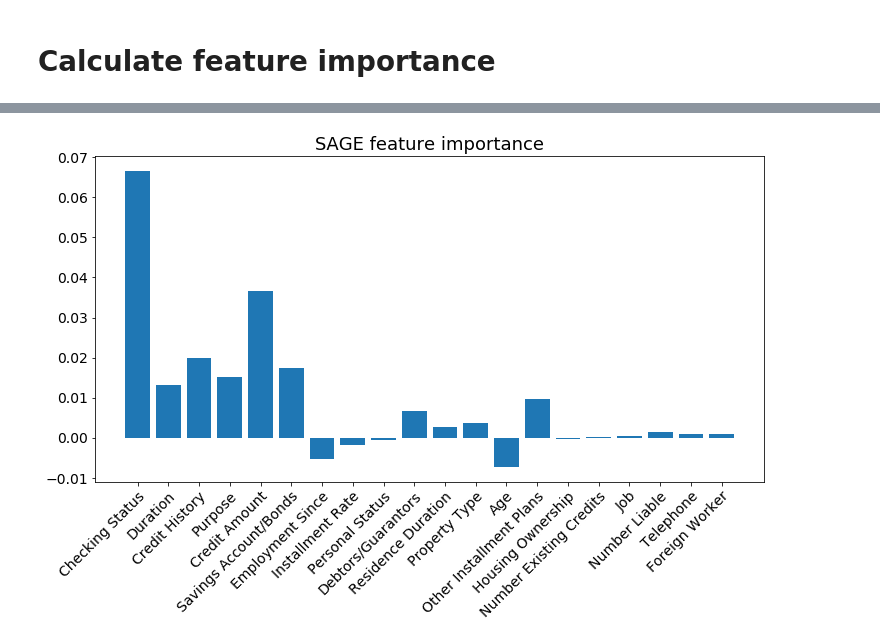
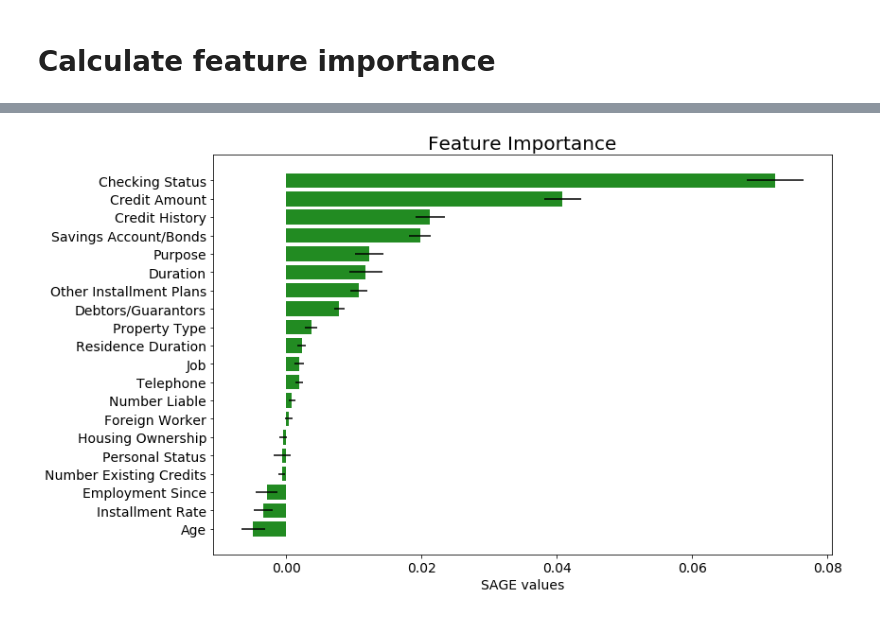
Before and after one commit to iancovert/sage, a Jupyter notebook: credit.ipynb, the cells around one changed output, grey strips where cells are left out. Cells and saved outputs as stored; diff of their text form; code cells hidden in the pictures.

```diff
--- a/credit.ipynb
+++ b/credit.ipynb
@@ -22,7 +22,7 @@ categorical_columns = [
 ]
 
 # Load data.
-df = pd.read_table('datasets/german.data', sep=' ', header=None,
+df = pd.read_table('data/german.data', sep=' ', header=None,
                    index_col=None, names=columns)
 
 # Make categorical columns numerical.
@@ -104,13 +83,18 @@ scores = sage.permutation_sampling(
-# %%
-# Visualize feature importance.
-plt.figure(figsize=(12, 6))
-
-plt.bar(np.arange(len(scores)), scores)
-plt.xticks(np.arange(len(scores)), columns, rotation=45,
-           ha='right', rotation_mode='anchor')
-plt.tick_params('both', labelsize=14)
-plt.title('SAGE feature importance', fontsize=18)
-
-plt.show()
-# %% [output]
-[figure, removed]
+# %%
+# Setup
+f = lambda x: model.predict_proba(x)
+imputer = sage.utils.MarginalImputer(train, 512)
+sampler = sage.PermutationSampler(f, imputer, 'cross entropy')
+
+# Calculate SAGE values
+sage_values = sampler(xy=(test, Y_test),
+                      batch_size=2 ** 10,
+                      n_permutations=2 ** 12,
+                      bar=True)
+# %%
+# Plot results
+feature_names = columns[:-1]
+sage_values.plot(feature_names)
+plt.show()
+# %% [output]
+[figure, added]
```
Also changed, not shown: parts of 2 cells of this notebook, 21 other files.
